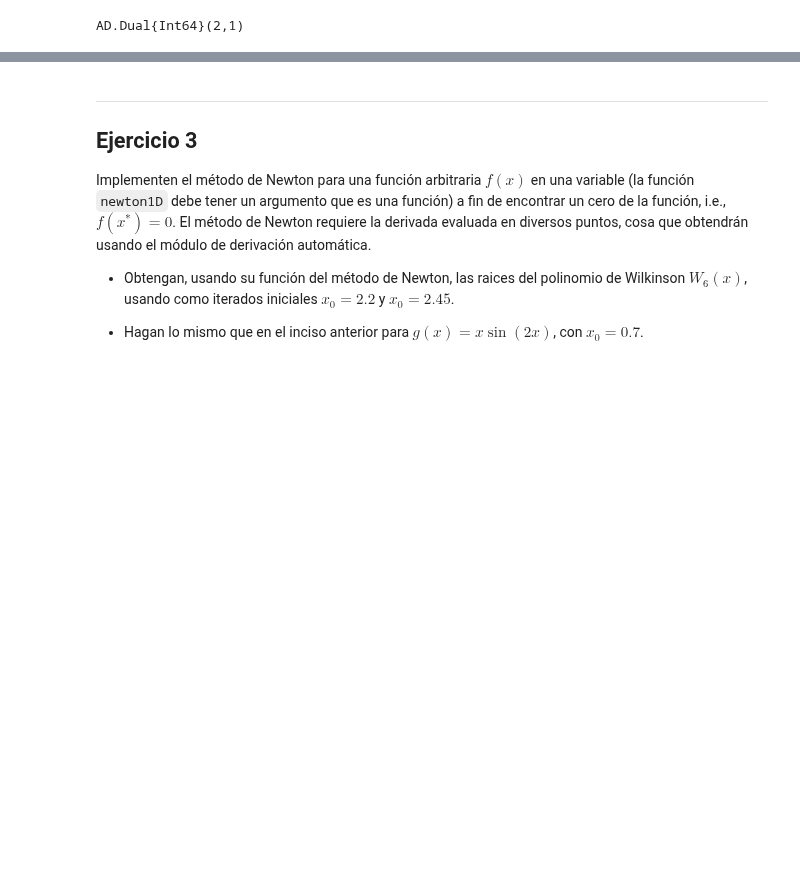
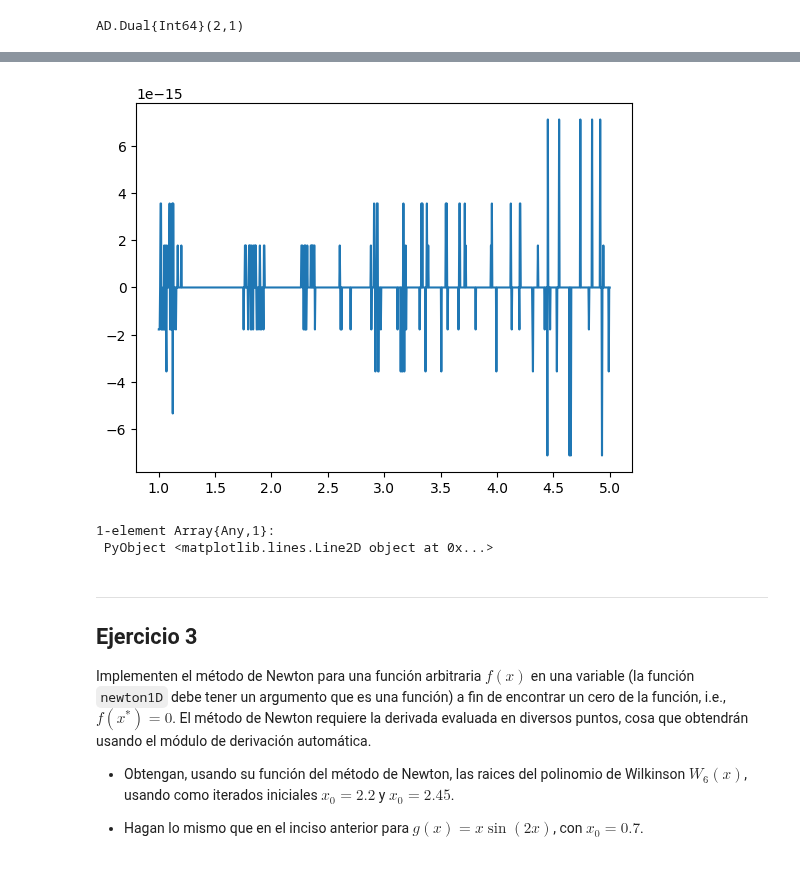
Before and after one commit to lbenet/2017-2_TSFisComputacional-1, a Jupyter notebook: tareas/Ruben/Tarea4.ipynb, the cells around one changed output, grey strips where cells are left out. Drawn from its saved outputs; the diff is of its cells as text; code cells hidden in the pictures; blank space fills up the shorter version.

```diff
--- a/tareas/Ruben/Tarea4.ipynb
+++ b/tareas/Ruben/Tarea4.ipynb
@@ -114,3 +108,9 @@ plot(x, y)
+# %%
+plot(x, err)
+# %% [output]
+[figure, added]
+1-element Array{Any,1}:
+ PyObject <matplotlib.lines.Line2D object at 0x...>
 # %% [markdown]
 ---
 
```
Also changed, not shown: parts of 9 cells of this notebook.
